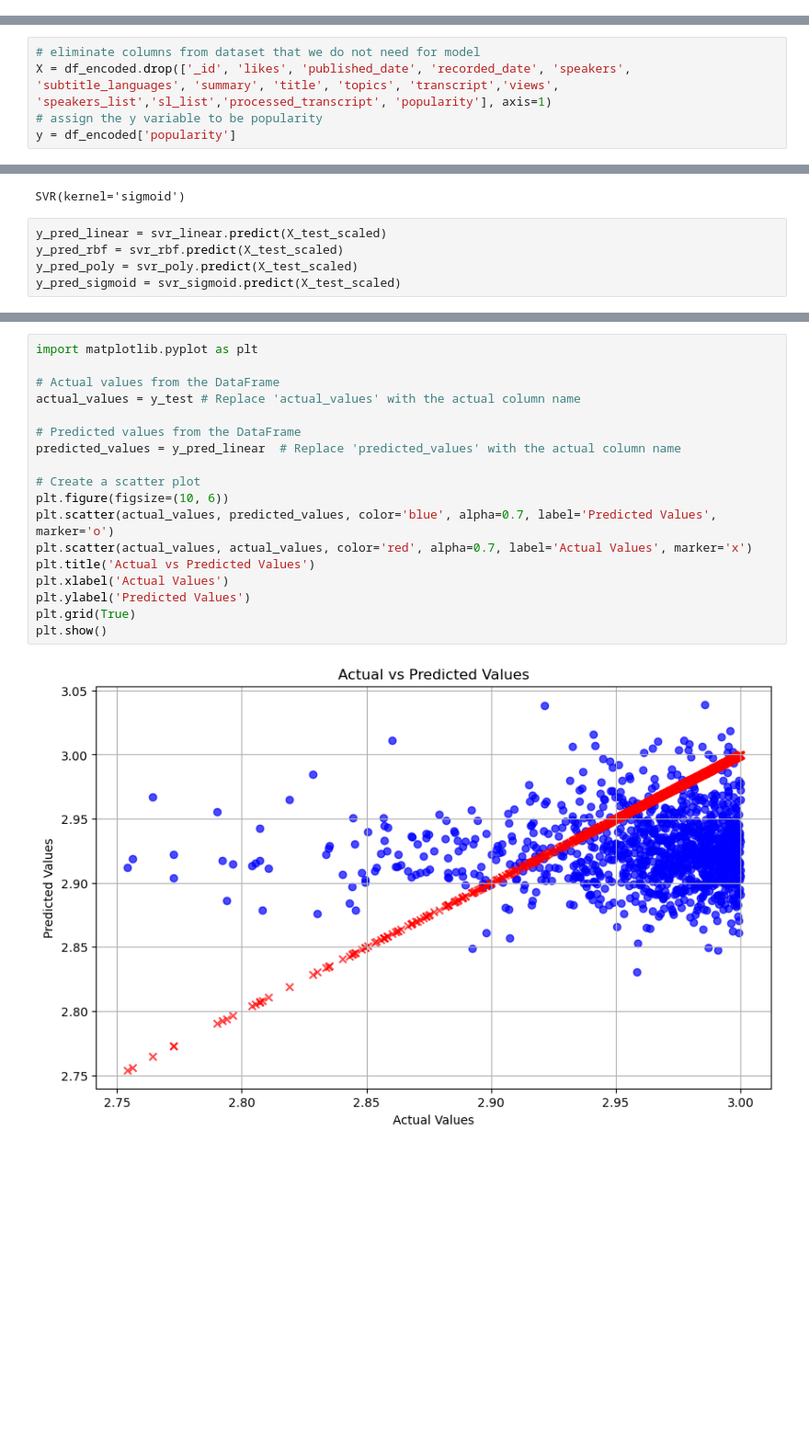
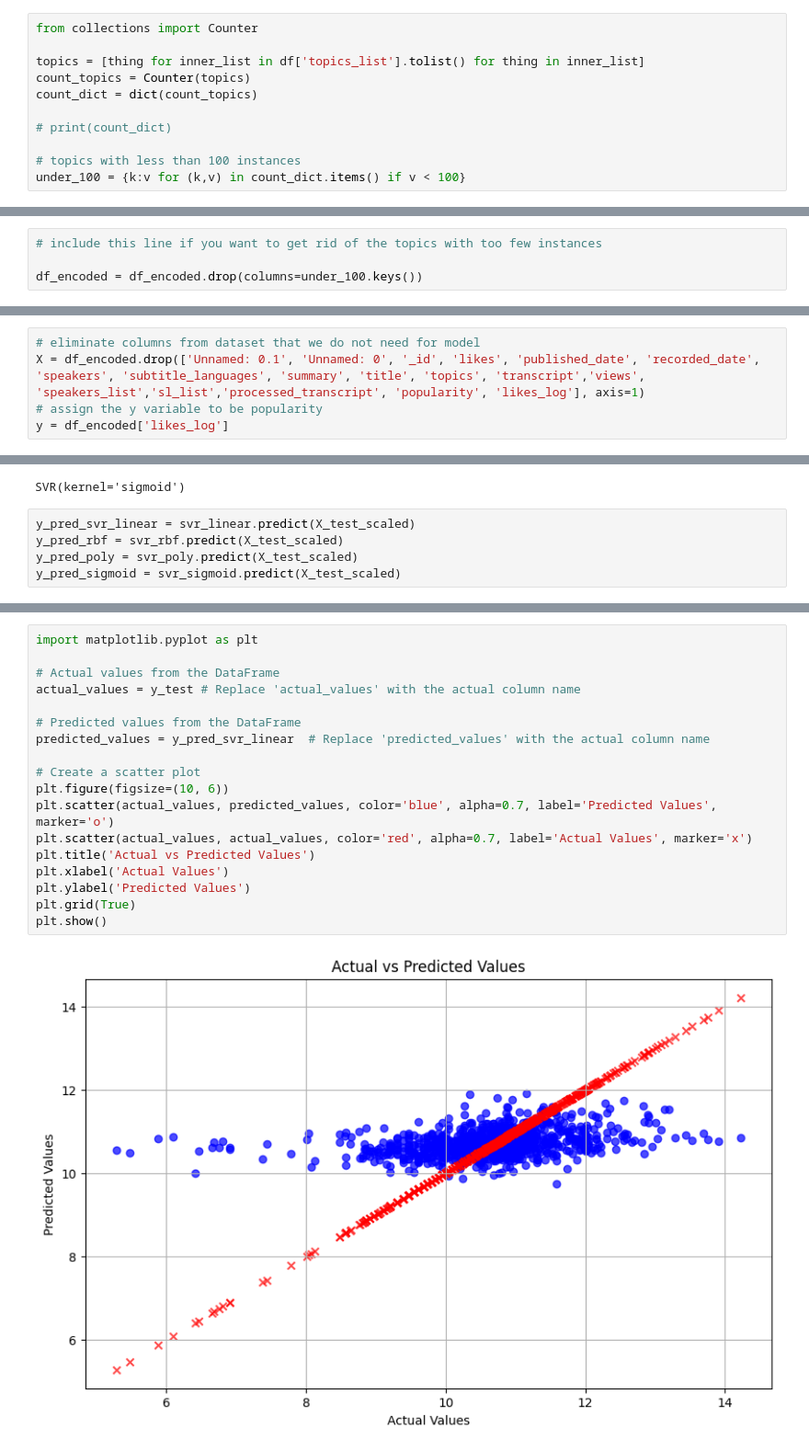
Before and after one commit to kwonionsoup/TedTalk-Popularity-Prediction, a Jupyter notebook: svr/SVR.ipynb, the cells around one changed output, grey strips where cells are left out. Shown at 92% size. Drawn from its saved outputs; the diff is of its cells as text; blank space fills up the shorter version.

Commit message:
updating with fewer topics and r2

```diff
--- a/svr/SVR.ipynb
+++ b/svr/SVR.ipynb
@@ -40,3 +43,14 @@ print(type(df['topics_list'][0]))
+# %%
+from collections import Counter
+
+topics = [thing for inner_list in df['topics_list'].tolist() for thing in inner_list]
+count_topics = Counter(topics)
+count_dict = dict(count_topics)
+
+# print(count_dict)
+
+# topics with less than 100 instances
+under_100 = {k:v for (k,v) in count_dict.items() if v < 100}
 # %%
 mlb = MultiLabelBinarizer()
 mlb.fit_transform(df['topics_list'])
@@ -80,0 +95,4 @@ df_encoded
+# %%
+# include this line if you want to get rid of the topics with too few instances
+
+df_encoded = df_encoded.drop(columns=under_100.keys())
@@ -102,8 +122,8 @@ df_encoded.columns.tolist()
 # %%
 # eliminate columns from dataset that we do not need for model
-X = df_encoded.drop(['_id', 'likes', 'published_date', 'recorded_date', 'speakers', 'subtitle_languages', 'summary', 'title', 'topics', 'transcript','views', 'speakers_list','sl_list','processed_transcript', 'popularity'], axis=1)
+X = df_encoded.drop(['Unnamed: 0.1', 'Unnamed: 0', '_id', 'likes', 'published_date', 'recorded_date', 'speakers', 'subtitle_languages', 'summary', 'title', 'topics', 'transcript','views', 'speakers_list','sl_list','processed_transcript', 'popularity', 'likes_log'], axis=1)
 # assign the y variable to be popularity
-y = df_encoded['popularity']
+y = df_encoded['likes_log']
 # %%
 # split data into testing and training
 X_train, X_test, y_train, y_test = train_test_split(X, y, test_size=0.2, random_state=42)
@@ -202,7 +240,7 @@ svr_sigmoid.fit(X_train_scaled, y_train)
 # %% [output]
 SVR(kernel='sigmoid')
 # %%
-y_pred_linear = svr_linear.predict(X_test_scaled)
+y_pred_svr_linear = svr_linear.predict(X_test_scaled)
 y_pred_rbf = svr_rbf.predict(X_test_scaled)
 y_pred_poly = svr_poly.predict(X_test_scaled)
 y_pred_sigmoid = svr_sigmoid.predict(X_test_scaled)
@@ -214,23 +262,23 @@ mse_linear
 # %%
 import matplotlib.pyplot as plt
 
 # Actual values from the DataFrame
 actual_values = y_test # Replace 'actual_values' with the actual column name
 
 # Predicted values from the DataFrame
-predicted_values = y_pred_linear  # Replace 'predicted_values' with the actual column name
+predicted_values = y_pred_svr_linear  # Replace 'predicted_values' with the actual column name
 
 # Create a scatter plot
 plt.figure(figsize=(10, 6))
 plt.scatter(actual_values, predicted_values, color='blue', alpha=0.7, label='Predicted Values', marker='o')
 plt.scatter(actual_values, actual_values, color='red', alpha=0.7, label='Actual Values', marker='x')
 plt.title('Actual vs Predicted Values')
 plt.xlabel('Actual Values')
 plt.ylabel('Predicted Values')
 plt.grid(True)
 plt.show()
 # %% [output]
-[figure, old version]
+[figure, new version]
 # %%
 mse_rbf = np.mean((y_pred_rbf - y_test) ** 2)
 mse_rbf
```
Also changed, not shown: parts of 25 cells of this notebook.
